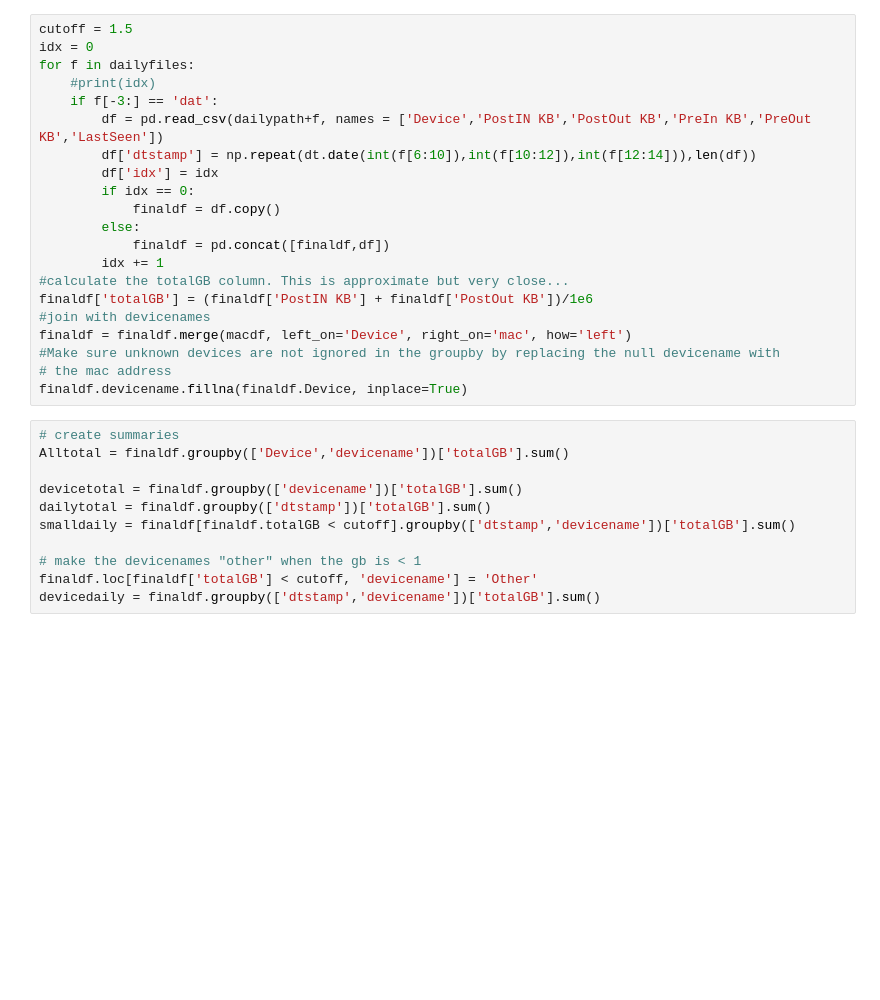
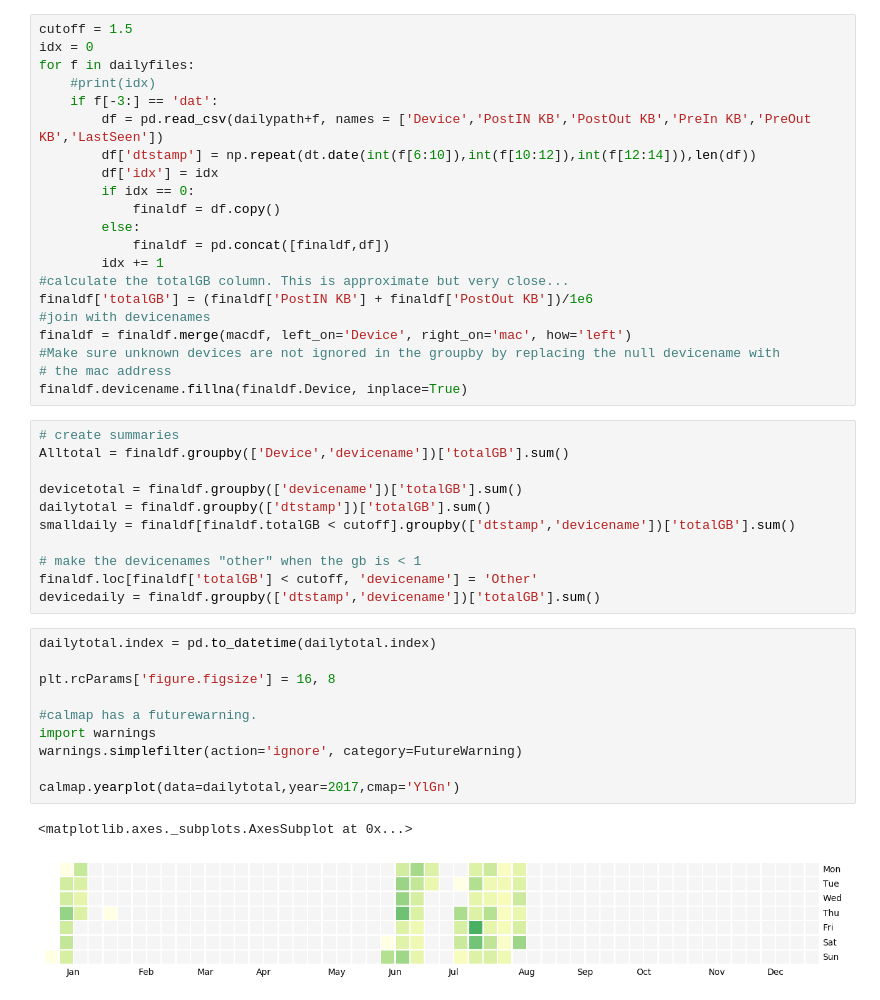
Before and after one commit to scoyote/Router-Tools, a Jupyter notebook: Parse Dailyfile.ipynb, the cells around one changed output. Cells and saved outputs as stored; diff of their text form; blank space fills up the shorter version.

```diff
--- a/Parse Dailyfile.ipynb
+++ b/Parse Dailyfile.ipynb
@@ -88,6 +90,19 @@ smalldaily = finaldf[finaldf.totalGB < cutoff].groupby(['dtstamp','devicename'])
 # make the devicenames "other" when the gb is < 1
 finaldf.loc[finaldf['totalGB'] < cutoff, 'devicename'] = 'Other'
 devicedaily = finaldf.groupby(['dtstamp','devicename'])['totalGB'].sum()
+# %%
+dailytotal.index = pd.to_datetime(dailytotal.index)
+
+plt.rcParams['figure.figsize'] = 16, 8
+
+#calmap has a futurewarning.
+import warnings
+warnings.simplefilter(action='ignore', category=FutureWarning)
+
+calmap.yearplot(data=dailytotal,year=2017,cmap='YlGn')
+# %% [output]
+<matplotlib.axes._subplots.AxesSubplot at 0x...>
+[figure, added]
 # %%
 #df0 = devicetotal.unstack('devicename').fillna(0)
 pp0 = devicetotal.sort_values(ascending=False).plot(kind='bar',stacked=False, colormap='Paired',figsize=(12, 5),logy=True)
```
Also changed, not shown: parts of 6 cells of this notebook.
